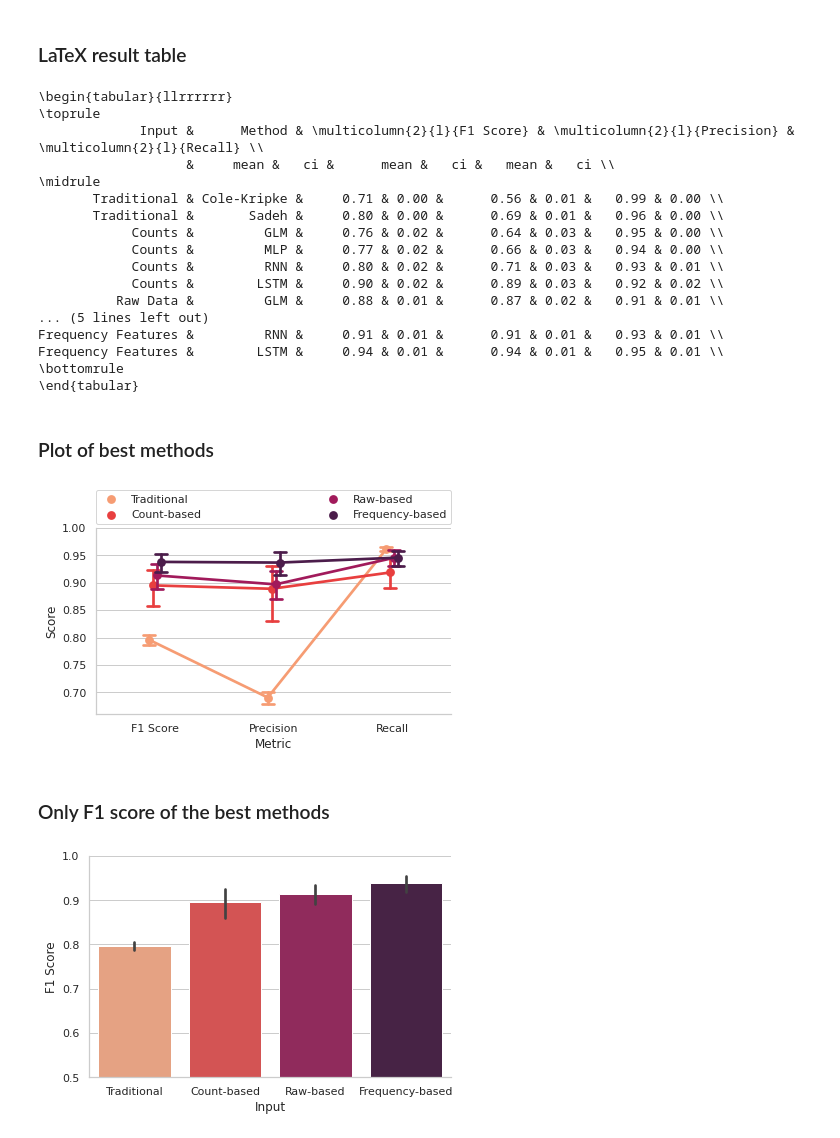
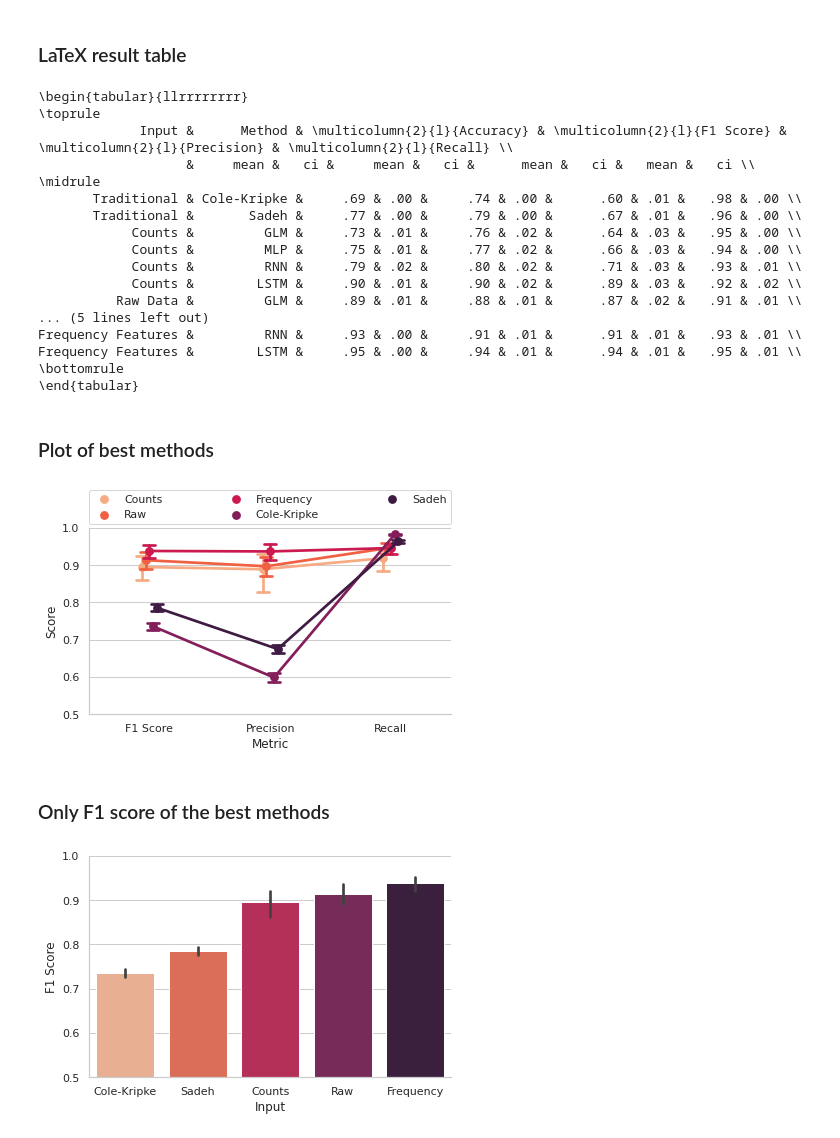
Before and after one commit to Trybnetic/tu7-acceleration-sleep-wake-classification, a Jupyter notebook: source/experiments/05_results.ipynb, the cells around one changed output. Drawn from its saved outputs; the diff is of its cells as text; code cells hidden in the pictures.

Commit message:
rerun baseline experiment

```diff
--- a/source/experiments/05_results.ipynb
+++ b/source/experiments/05_results.ipynb
@@ -329,60 +329,63 @@ def summary(df):
     return f"${df.mean():.2f} \pm {ci(df):.2f}"
 
 # Create summary (mean \pm ci)
-agg = best_models.groupby(['Input', 'Method'])[['F1 Score', 'Precision', 'Recall']].aggregate(summary).reset_index()
+agg = best_models.groupby(['Input', 'Method'])[['Accuracy', 'F1 Score', 'Precision', 'Recall']].aggregate(summary).reset_index()
 
 # Create summary (mean and ci as different columns)
-agg = best_models.groupby(['Input', 'Method'])[['F1 Score', 'Precision', 'Recall']].aggregate(["mean", ci]).reset_index()
+agg = best_models.groupby(['Input', 'Method'])[['Accuracy', 'F1 Score', 'Precision', 'Recall']].aggregate(["mean", ci]).reset_index()
 agg = agg.sort_values('Method', key=lambda x: x.map(method_order))
 agg = agg.sort_values('Input', key=lambda x: x.map(input_order))
 agg = agg.reset_index(drop=True)
 
 # Create LaTeX table
-print(agg.round(2).to_latex(index=False, escape=False))
+print(agg.round(2).to_latex(index=False, escape=False).replace('0.', '.'))
 # %% [output]
-\begin{tabular}{llrrrrrr}
+\begin{tabular}{llrrrrrrrr}
 \toprule
-             Input &      Method & \multicolumn{2}{l}{F1 Score} & \multicolumn{2}{l}{Precision} & \multicolumn{2}{l}{Recall} \\
-                   &     mean &   ci &      mean &   ci &   mean &   ci \\
+             Input &      Method & \multicolumn{2}{l}{Accuracy} & \multicolumn{2}{l}{F1 Score} & \multicolumn{2}{l}{Precision} & \multicolumn{2}{l}{Recall} \\
+                   &     mean &   ci &     mean &   ci &      mean &   ci &   mean &   ci \\
 \midrule
-       Traditional & Cole-Kripke &     0.71 & 0.00 &      0.56 & 0.01 &   0.99 & 0.00 \\
-       Traditional &       Sadeh &     0.80 & 0.00 &      0.69 & 0.01 &   0.96 & 0.00 \\
-            Counts &         GLM &     0.76 & 0.02 &      0.64 & 0.03 &   0.95 & 0.00 \\
-            Counts &         MLP &     0.77 & 0.02 &      0.66 & 0.03 &   0.94 & 0.00 \\
-            Counts &         RNN &     0.80 & 0.02 &      0.71 & 0.03 &   0.93 & 0.01 \\
-            Counts &        LSTM &     0.90 & 0.02 &      0.89 & 0.03 &   0.92 & 0.02 \\
-          Raw Data &         GLM &     0.88 & 0.01 &      0.87 & 0.02 &   0.91 & 0.01 \\
+       Traditional & Cole-Kripke &     .69 & .00 &     .74 & .00 &      .60 & .01 &   .98 & .00 \\
+       Traditional &       Sadeh &     .77 & .00 &     .79 & .00 &      .67 & .01 &   .96 & .00 \\
+            Counts &         GLM &     .73 & .01 &     .76 & .02 &      .64 & .03 &   .95 & .00 \\
+            Counts &         MLP &     .75 & .01 &     .77 & .02 &      .66 & .03 &   .94 & .00 \\
+            Counts &         RNN &     .79 & .02 &     .80 & .02 &      .71 & .03 &   .93 & .01 \\
+            Counts &        LSTM &     .90 & .01 &     .90 & .02 &      .89 & .03 &   .92 & .02 \\
+          Raw Data &         GLM &     .89 & .01 &     .88 & .01 &      .87 & .02 &   .91 & .01 \\
 ... (5 lines left out)
-Frequency Features &         RNN &     0.91 & 0.01 &      0.91 & 0.01 &   0.93 & 0.01 \\
-Frequency Features &        LSTM &     0.94 & 0.01 &      0.94 & 0.01 &   0.95 & 0.01 \\
+Frequency Features &         RNN &     .93 & .00 &     .91 & .01 &      .91 & .01 &   .93 & .01 \\
+Frequency Features &        LSTM &     .95 & .00 &     .94 & .01 &      .94 & .01 &   .95 & .01 \\
 \bottomrule
 \end{tabular}
 # %% [markdown]
 ### Plot of best methods
 # %%
-best_baseline = baseline.loc[baseline["Method"] == "Sadeh", :].reset_index()
-best_baseline.loc[:, "Input"] = "Traditional"
-best_count_lstm.loc[:, "Input"] = "Count-based"
-best_raw_lstm.loc[:, "Input"] = "Raw-based"
-best_freq_lstm.loc[:, "Input"] = "Frequency-based"
+#best_baseline = baseline.loc[baseline["Method"] == "Sadeh", :].reset_index()
+best_baseline = baseline.reset_index()
+best_baseline.loc[:, "Input"] = best_baseline["Method"]
 
-results = pd.concat([best_baseline, best_count_lstm, best_raw_lstm, best_freq_lstm])
+#best_baseline.loc[:, "Input"] = "Traditional"
+best_count_lstm.loc[:, "Input"] = "Counts"
+best_raw_lstm.loc[:, "Input"] = "Raw"
+best_freq_lstm.loc[:, "Input"] = "Frequency"
+
+results = pd.concat([best_count_lstm, best_raw_lstm, best_freq_lstm, best_baseline])
 results = pd.melt(results, id_vars=['Input'],
                   value_vars=['F1 Score', 'Precision', 'Recall'],
                   var_name='Metric', value_name='Score')
 
 # Plot results
 g = sns.catplot(x="Metric", y="Score", hue="Input", kind="point", data=results,
                 height=4, aspect=1.5, palette = 'rocket_r', legend=False, capsize=.1,
                 dodge=True,)
-g.set(ylim=(.66,1))
+g.set(ylim=(.5,1))
 plt.legend(bbox_to_anchor=(0., 1.02, 1., .102), loc=3,
-           ncol=2, mode="expand", borderaxespad=0.)
+           ncol=3, mode="expand", borderaxespad=0.)
 
 #plt.legend(bbox_to_anchor=(0, -.5), loc=2)
 plt.tight_layout()
 # %% [output]
-[figure, old version]
+[figure, new version]
 # %% [markdown]
 ### Only F1 score of the best methods
 # %%
@@ -393,4 +396,4 @@ g = sns.catplot(x="Input", y="F1 Score", kind="bar", data=results, height=4, asp
 g.set(ylim=(.5,1))
 plt.tight_layout()
 # %% [output]
-[figure, old version]
+[figure, new version]
```
Also changed, not shown: parts of 1 cell of this notebook, 2 other files.
